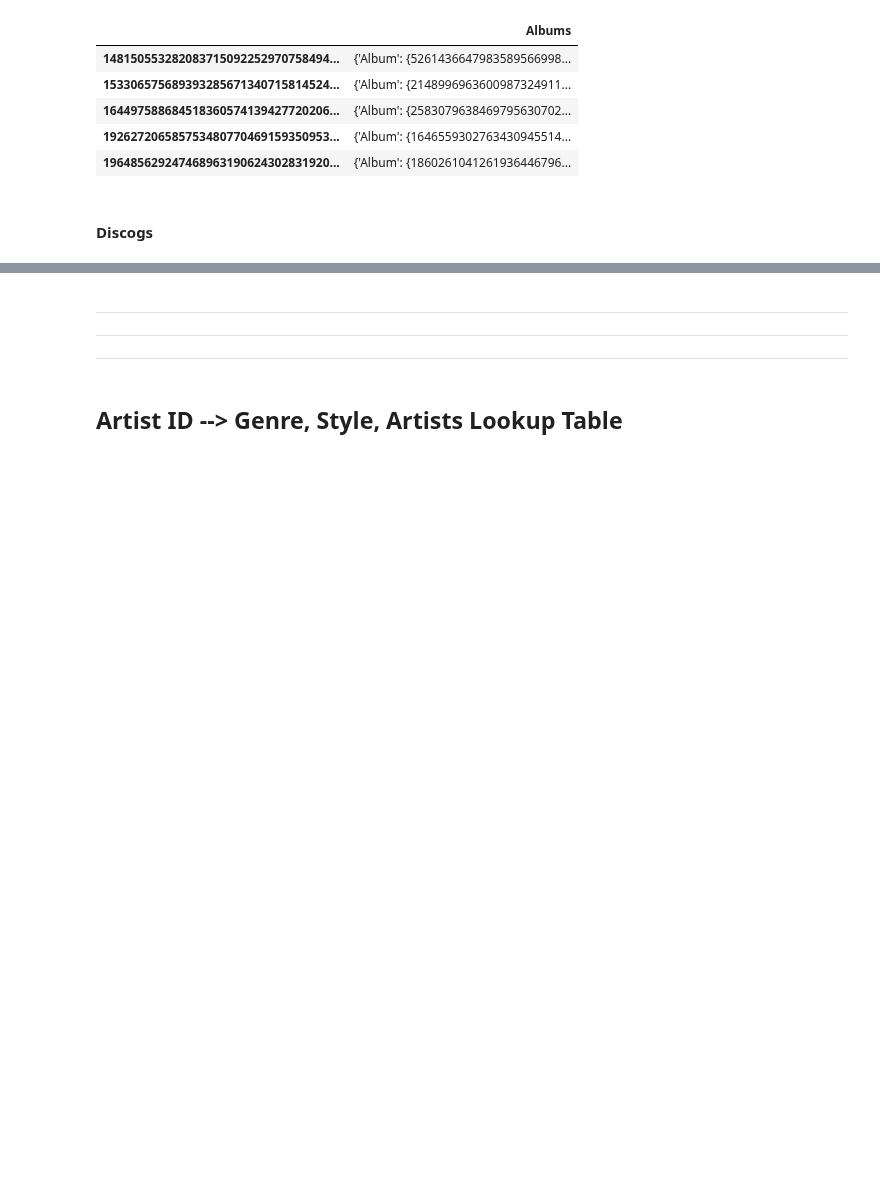
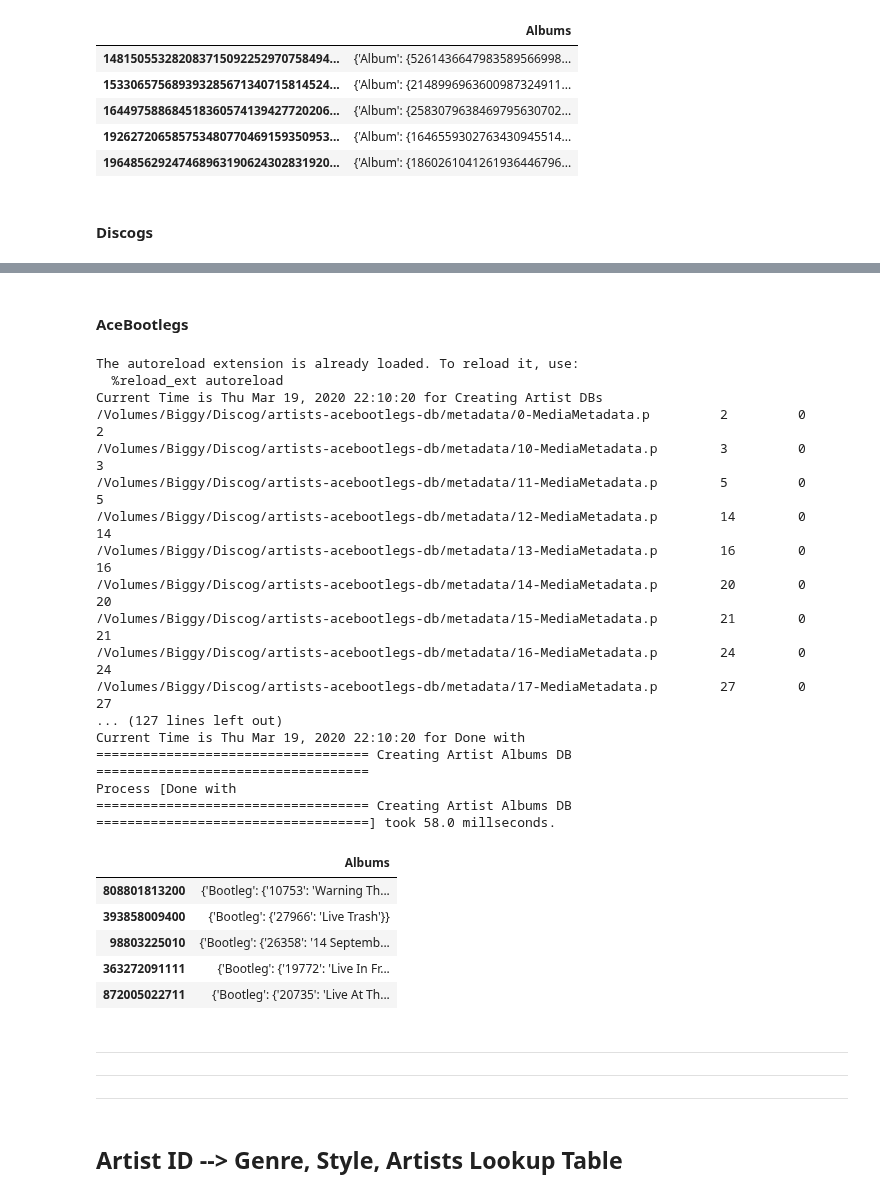
Before and after one commit to tgadf/discogs, a Jupyter notebook: Master DB.ipynb, the cells around one changed output, grey strips where cells are left out. Drawn from its saved outputs; the diff is of its cells as text; code cells hidden in the pictures; blank space fills up the shorter version.

```diff
--- a/Master DB.ipynb
+++ b/Master DB.ipynb
@@ -412,6 +401,49 @@ Process [Done with
 | 100200 | {'Albums': {'50511': 'PottpÃ¼ree'... |
 | 1002000 | {'Instruments & Performance': {'1... |
 | 1002600 | {'Vocals': {'1180905': 'Quiero'}} |
+# %% [markdown]
+#### AceBootlegs
+# %%
+%load_ext autoreload
+%autoreload
+
+####################################################################################################
+## Create Artist ID to Album ID Lookup
+####################################################################################################
+from lookup import createArtistAlbumIDMap
+createArtistAlbumIDMap(discAB)
+
+
+####################################################################################################
+## Create Artist ID Pandas DataFrame
+####################################################################################################
+from masterdb import getArtistAlbumsDB
+discArtistABAlbumsDB = getArtistAlbumsDB(discAB, force=True)
+discArtistABAlbumsDB.head()
+# %% [output]
+The autoreload extension is already loaded. To reload it, use:
+  %reload_ext autoreload
+Current Time is Thu Mar 19, 2020 22:10:20 for Creating Artist DBs
+/Volumes/Biggy/Discog/artists-acebootlegs-db/metadata/0-MediaMetadata.p         2         0         2
+/Volumes/Biggy/Discog/artists-acebootlegs-db/metadata/10-MediaMetadata.p        3         0         3
+/Volumes/Biggy/Discog/artists-acebootlegs-db/metadata/11-MediaMetadata.p        5         0         5
+/Volumes/Biggy/Discog/artists-acebootlegs-db/metadata/12-MediaMetadata.p        14        0         14
+/Volumes/Biggy/Discog/artists-acebootlegs-db/metadata/13-MediaMetadata.p        16        0         16
+/Volumes/Biggy/Discog/artists-acebootlegs-db/metadata/14-MediaMetadata.p        20        0         20
+/Volumes/Biggy/Discog/artists-acebootlegs-db/metadata/15-MediaMetadata.p        21        0         21
+/Volumes/Biggy/Discog/artists-acebootlegs-db/metadata/16-MediaMetadata.p        24        0         24
+/Volumes/Biggy/Discog/artists-acebootlegs-db/metadata/17-MediaMetadata.p        27        0         27
+... (127 lines left out)
+Current Time is Thu Mar 19, 2020 22:10:20 for Done with
+=================================== Creating Artist Albums DB ===================================
+Process [Done with
+=================================== Creating Artist Albums DB ===================================] took 58.0 millseconds.
+|  | Albums |
+| 808801813200 | {'Bootleg': {'10753': 'Warning Th... |
+| 393858009400 | {'Bootleg': {'27966': 'Live Trash'}} |
+| 98803225010 | {'Bootleg': {'26358': '14 Septemb... |
+| 363272091111 | {'Bootleg': {'19772': 'Live In Fr... |
+| 872005022711 | {'Bootleg': {'20735': 'Live At Th... |
 # %% [markdown]
 ***
 ***
```
Also changed, not shown: parts of 16 cells of this notebook, 11 other files.
